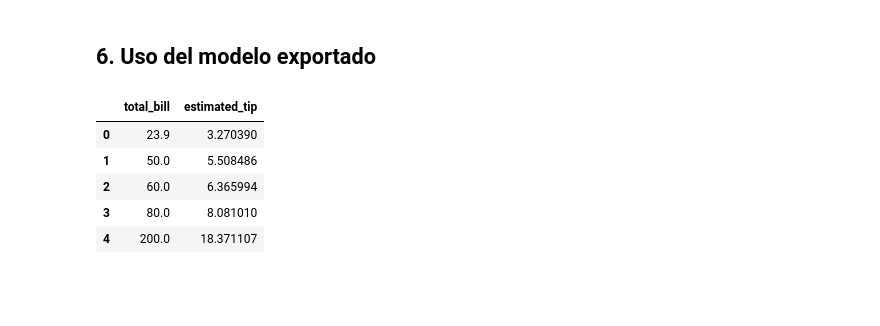
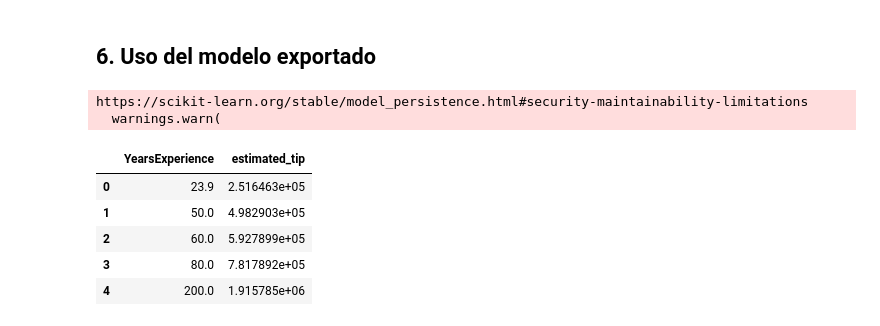
Before and after one commit to MartinMansoDEV/tips-regression, a Jupyter notebook: tips.ipynb, the cells around one changed output. Drawn from its saved outputs; the diff is of its cells as text; code cells hidden in the pictures; blank space fills up the shorter version.

```diff
--- a/tips.ipynb
+++ b/tips.ipynb
@@ -285,17 +285,19 @@ dump(simple_model, 'model.joblib')
 # %% [markdown]
 ## 6. Uso del modelo exportado
 # %%
-exported_model = load('model.joblib')
+exported_model = load('alan-model.joblib')
 
-custom_data = pd.DataFrame({'total_bill': [23.9, 50, 60, 80, 200]})
+custom_data = pd.DataFrame({'YearsExperience': [23.9, 50, 60, 80, 200]})
 y_new = exported_model.predict(custom_data)
 custom_data['estimated_tip'] = y_new
 
 custom_data
 # %% [output]
+https://scikit-learn.org/stable/model_persistence.html#security-maintainability-limitations
+  warnings.warn(
-|  | total_bill | estimated_tip |
-| 0 | 23.9 | 3.270390 |
-| 1 | 50.0 | 5.508486 |
-| 2 | 60.0 | 6.365994 |
-| 3 | 80.0 | 8.081010 |
-| 4 | 200.0 | 18.371107 |
+|  | YearsExperience | estimated_tip |
+| 0 | 23.9 | 2.516463e+05 |
+| 1 | 50.0 | 4.982903e+05 |
+| 2 | 60.0 | 5.927899e+05 |
+| 3 | 80.0 | 7.817892e+05 |
+| 4 | 200.0 | 1.915785e+06 |
```
Also changed, not shown: 2 other files.
